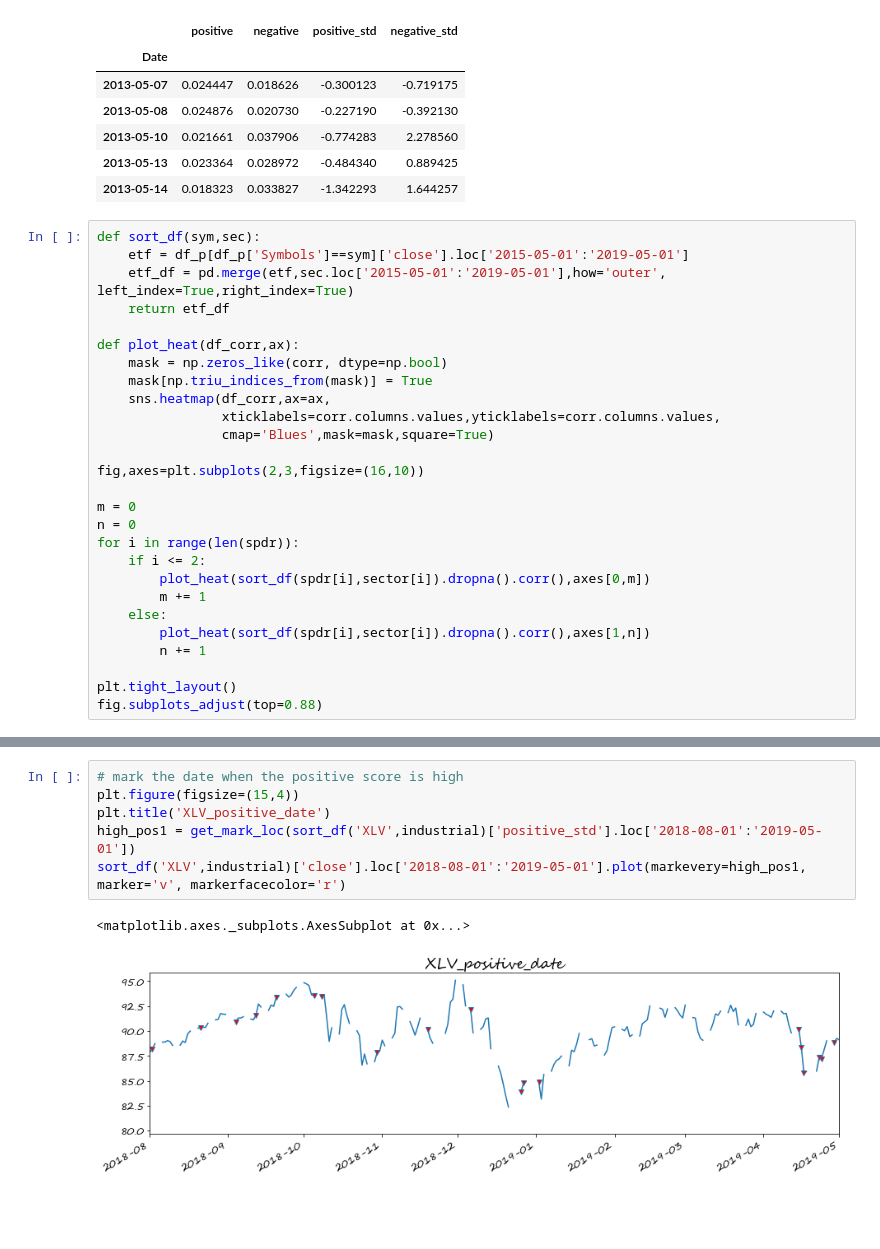
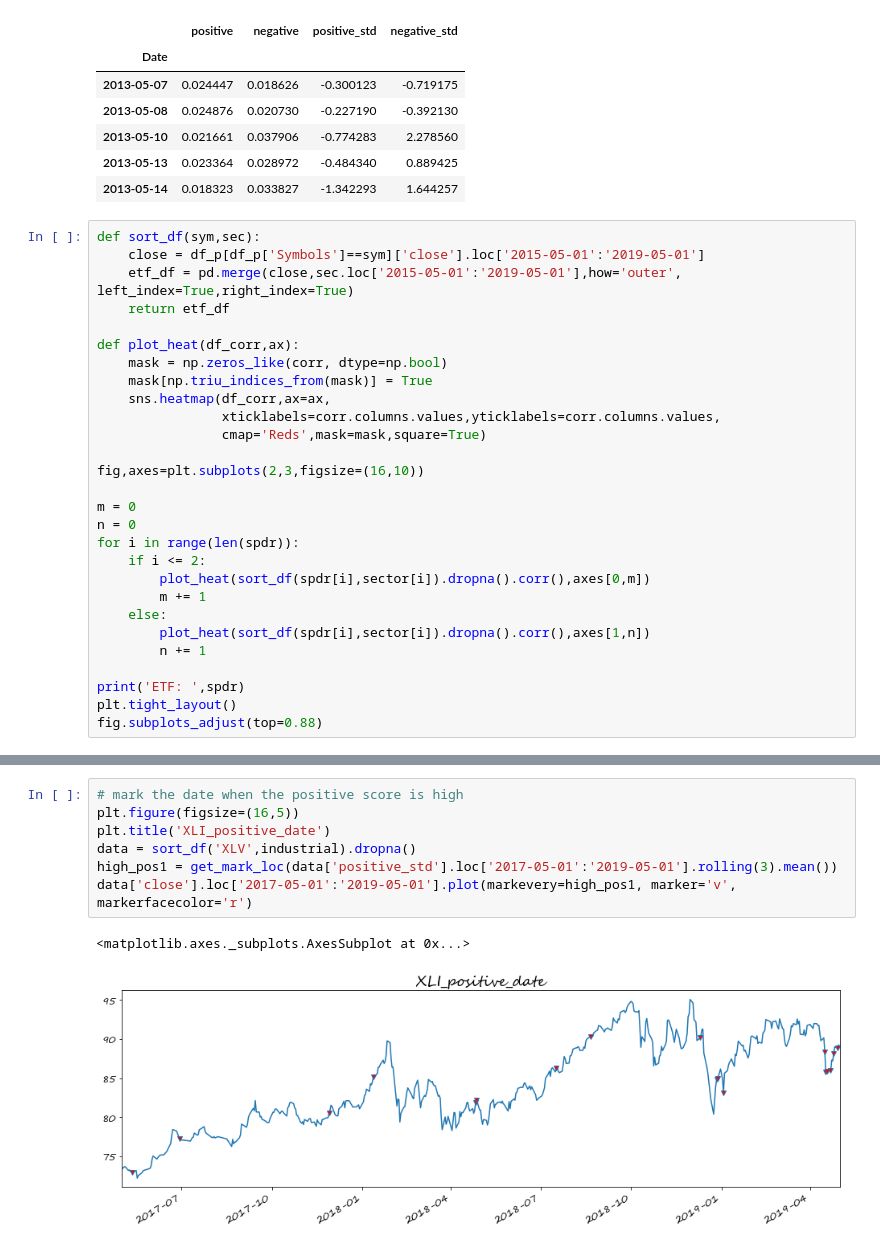
Before and after one commit to elvish7/datascience, a Jupyter notebook: Market_Sentiment_Analysis(Final Project)/Analysis/sentiment_effect.ipynb, the cells around one changed output, grey strips where cells are left out. Drawn from its saved outputs; the diff is of its cells as text; blank space fills up the shorter version.

```diff
--- a/Market_Sentiment_Analysis(Final Project)/Analysis/sentiment_effect.ipynb
+++ b/Market_Sentiment_Analysis(Final Project)/Analysis/sentiment_effect.ipynb
@@ -317,8 +332,8 @@ industrial.head()
 | 2013-05-14 | 0.018323 | 0.033827 | -1.342293 | 1.644257 |
 # %%
 def sort_df(sym,sec):
-    etf = df_p[df_p['Symbols']==sym]['close'].loc['2015-05-01':'2019-05-01']
-    etf_df = pd.merge(etf,sec.loc['2015-05-01':'2019-05-01'],how='outer', left_index=True,right_index=True)
+    close = df_p[df_p['Symbols']==sym]['close'].loc['2015-05-01':'2019-05-01']
+    etf_df = pd.merge(close,sec.loc['2015-05-01':'2019-05-01'],how='outer', left_index=True,right_index=True)
     return etf_df
 
 def plot_heat(df_corr,ax):
@@ -326,7 +341,7 @@ def plot_heat(df_corr,ax):
     mask[np.triu_indices_from(mask)] = True
     sns.heatmap(df_corr,ax=ax,
                 xticklabels=corr.columns.values,yticklabels=corr.columns.values,
-                cmap='Blues',mask=mask,square=True)
+                cmap='Reds',mask=mask,square=True)
 
 fig,axes=plt.subplots(2,3,figsize=(16,10))
 
@@ -340,6 +355,7 @@ for i in range(len(spdr)):
         plot_heat(sort_df(spdr[i],sector[i]).dropna().corr(),axes[1,n])
         n += 1
 
+print('ETF: ',spdr)
 plt.tight_layout()
 fig.subplots_adjust(top=0.88)
 # %% [output]
@@ -359,9 +419,10 @@ for i in range(len(spdr)):
 # %%
 # mark the date when the positive score is high
-plt.figure(figsize=(15,4))
-plt.title('XLV_positive_date')
-high_pos1 = get_mark_loc(sort_df('XLV',industrial)['positive_std'].loc['2018-08-01':'2019-05-01'])
-sort_df('XLV',industrial)['close'].loc['2018-08-01':'2019-05-01'].plot(markevery=high_pos1, marker='v', markerfacecolor='r')
+plt.figure(figsize=(16,5))
+plt.title('XLI_positive_date')
+data = sort_df('XLV',industrial).dropna()
+high_pos1 = get_mark_loc(data['positive_std'].loc['2017-05-01':'2019-05-01'].rolling(3).mean())
+data['close'].loc['2017-05-01':'2019-05-01'].plot(markevery=high_pos1, marker='v', markerfacecolor='r')
 # %% [output]
 <matplotlib.axes._subplots.AxesSubplot at 0x...>
-[figure, old version]
+[figure, new version]
```
Also changed, not shown: parts of 9 cells of this notebook.
